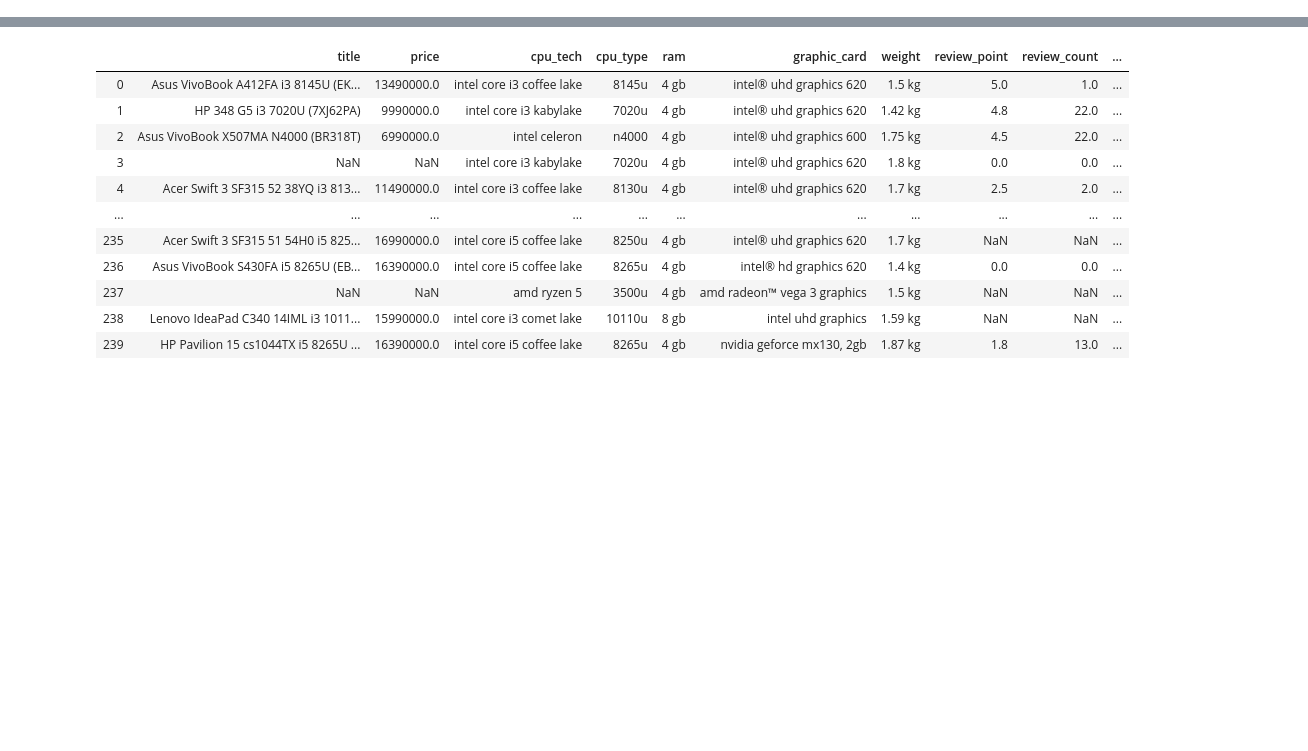
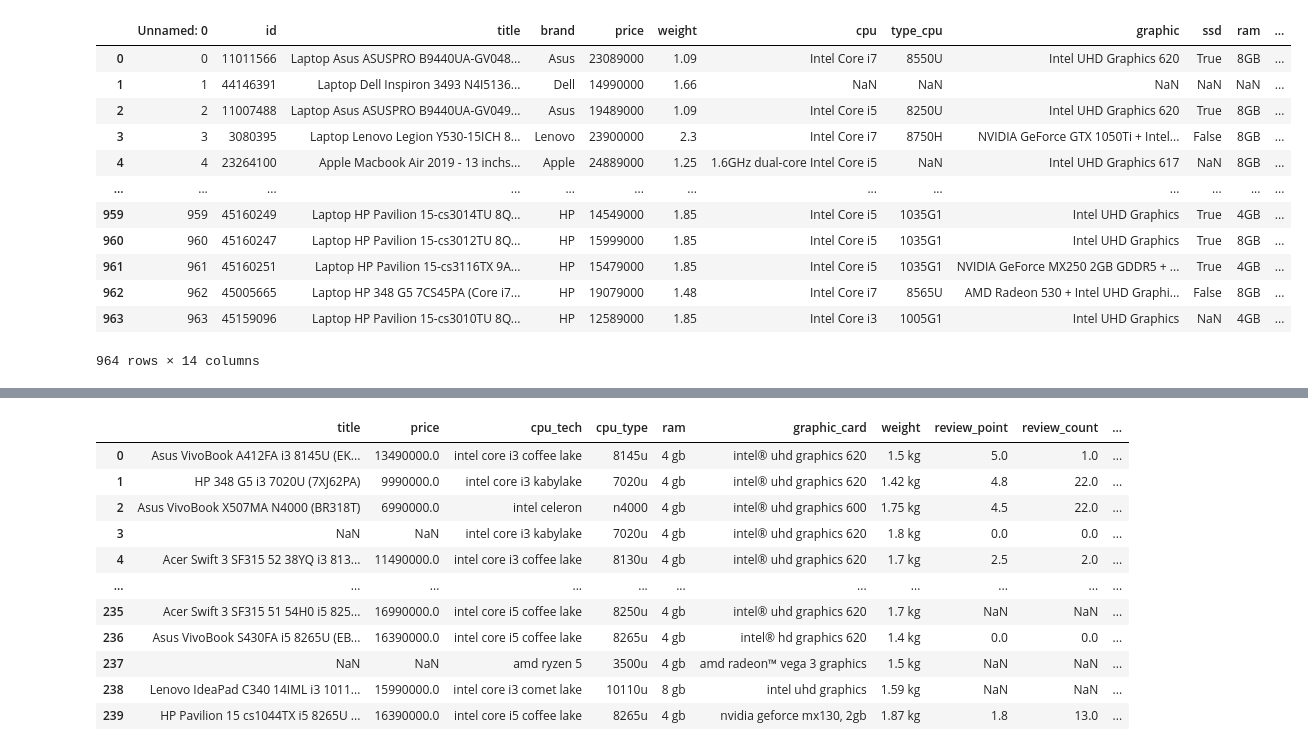
Before and after one commit to beohoang98/CS_DataScience_Project, a Jupyter notebook: crawler/Merge.ipynb, the cells around one changed output, grey strips where cells are left out. Saved outputs shown, nothing was run; the diff lists cells and outputs as text; code cells hidden in the pictures; blank space fills up the shorter version.

```diff
--- a/crawler/Merge.ipynb
+++ b/crawler/Merge.ipynb
@@ -21,0 +25,16 @@ df_tgdd
+# %%
+df_tiki
+# %% [output]
+|  | Unnamed: 0 | id | title | brand | price | weight | cpu | type_cpu | graphic | ssd | ram | ... |
+| 0 | 0 | 11011566 | Laptop Asus ASUSPRO B9440UA-GV048... | Asus | 23089000 | 1.09 | Intel Core i7 | 8550U | Intel UHD Graphics 620 | True | 8GB | ... |
+| 1 | 1 | 44146391 | Laptop Dell Inspiron 3493 N4I5136... | Dell | 14990000 | 1.66 | NaN | NaN | NaN | NaN | NaN | ... |
+| 2 | 2 | 11007488 | Laptop Asus ASUSPRO B9440UA-GV049... | Asus | 19489000 | 1.09 | Intel Core i5 | 8250U | Intel UHD Graphics 620 | True | 8GB | ... |
+| 3 | 3 | 3080395 | Laptop Lenovo Legion Y530-15ICH 8... | Lenovo | 23900000 | 2.3 | Intel Core i7 | 8750H | NVIDIA GeForce GTX 1050Ti + Intel... | False | 8GB | ... |
+| 4 | 4 | 23264100 | Apple Macbook Air 2019 - 13 inchs... | Apple | 24889000 | 1.25 | 1.6GHz dual-core Intel Core i5 | NaN | Intel UHD Graphics 617 | NaN | 8GB | ... |
+| ... | ... | ... | ... | ... | ... | ... | ... | ... | ... | ... | ... | ... |
+| 959 | 959 | 45160249 | Laptop HP Pavilion 15-cs3014TU 8Q... | HP | 14549000 | 1.85 | Intel Core i5 | 1035G1 | Intel UHD Graphics | True | 4GB | ... |
+| 960 | 960 | 45160247 | Laptop HP Pavilion 15-cs3012TU 8Q... | HP | 15999000 | 1.85 | Intel Core i5 | 1035G1 | Intel UHD Graphics | True | 8GB | ... |
+| 961 | 961 | 45160251 | Laptop HP Pavilion 15-cs3116TX 9A... | HP | 15479000 | 1.85 | Intel Core i5 | 1035G1 | NVIDIA GeForce MX250 2GB GDDR5 + ... | True | 4GB | ... |
+| 962 | 962 | 45005665 | Laptop HP 348 G5 7CS45PA (Core i7... | HP | 19079000 | 1.48 | Intel Core i7 | 8565U | AMD Radeon 530 + Intel UHD Graphi... | False | 8GB | ... |
+| 963 | 963 | 45159096 | Laptop HP Pavilion 15-cs3010TU 8Q... | HP | 12589000 | 1.85 | Intel Core i3 | 1005G1 | Intel UHD Graphics | NaN | 4GB | ... |
+964 rows × 14 columns
```
Also changed, not shown: parts of 15 cells of this notebook, 2 other files.
